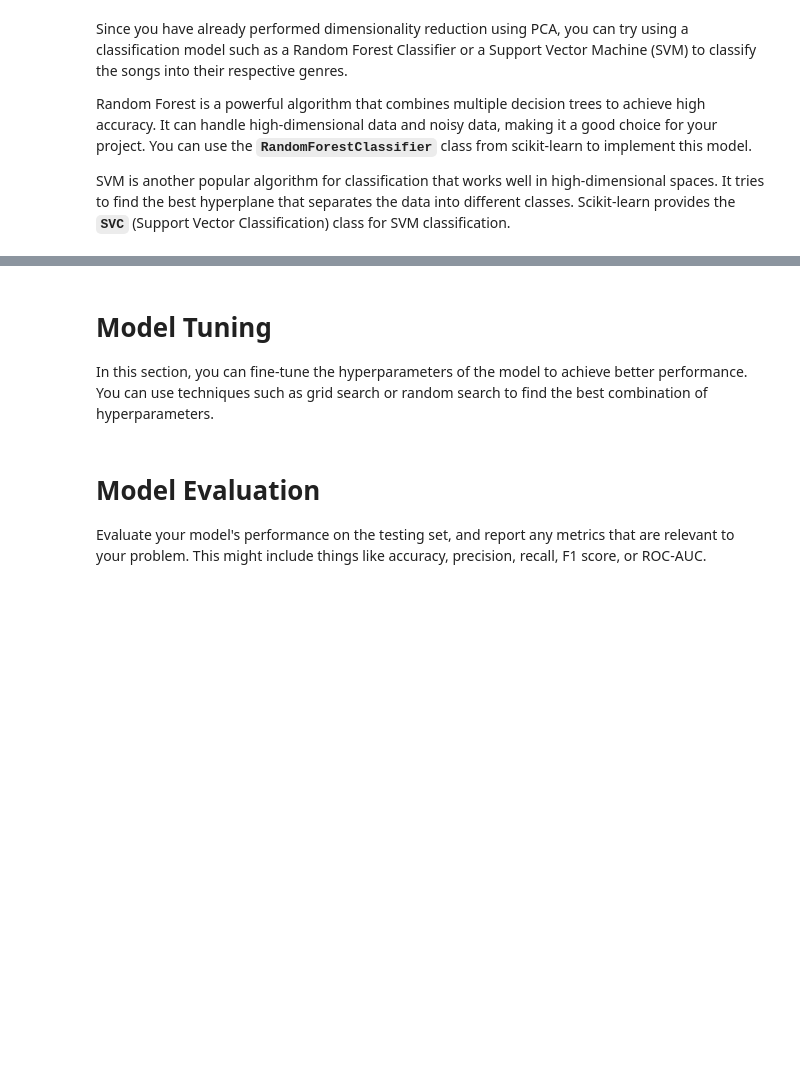
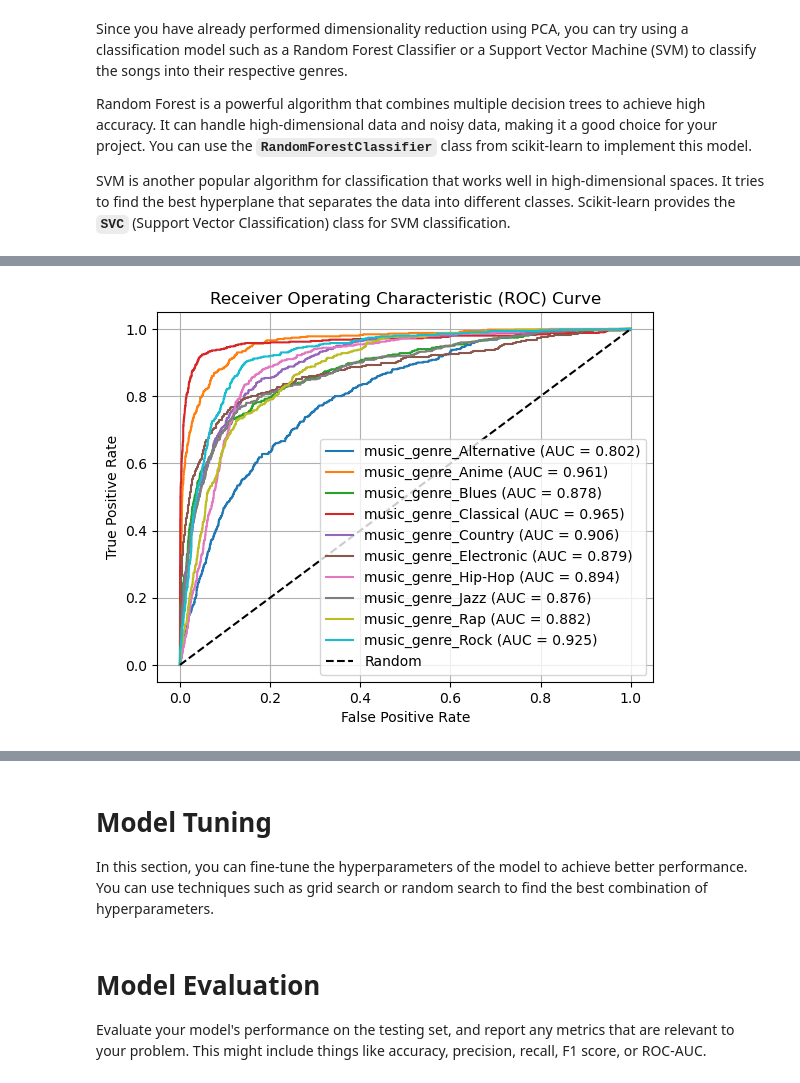
Before and after one commit to Aya0813/Jupyter, a Jupyter notebook: Capstone_Project_FML.ipynb, the cells around one changed output, grey strips where cells are left out. Cells and saved outputs as stored; diff of their text form; code cells hidden in the pictures; blank space fills up the shorter version.

```diff
--- a/Capstone_Project_FML.ipynb
+++ b/Capstone_Project_FML.ipynb
@@ -529,0 +950,69 @@ ValueError: Found input variables with inconsistent numbers of samples: [49995,
+# %%
+import matplotlib.pyplot as plt
+import numpy as np
+from sklearn.metrics import classification_report, roc_auc_score, roc_curve
+from sklearn.model_selection import train_test_split
+from sklearn.svm import SVC
+
+genres = ['music_genre_Alternative', 'music_genre_Anime', 'music_genre_Blues',
+          'music_genre_Classical', 'music_genre_Country',
+          'music_genre_Electronic', 'music_genre_Hip-Hop', 'music_genre_Jazz',
+          'music_genre_Rap', 'music_genre_Rock']
+
+# Initialize dictionaries to store classification metrics and AUC scores
+metrics = {genre: {} for genre in genres}
+auc_scores = {}
+
+# Train and test the SVM models for each genre
+for genre in genres:
+    # Get the training and testing data
+    X_train_genre = X_train
+    y_train_genre = y_train[genre]
+    X_test_genre = X_test
+    y_test_genre = y_test[genre]
+
+    # Train the SVM model
+    clf = SVC(probability=True)
+    clf.fit(X_train_genre, y_train_genre)
+
+    # Test the SVM model
+    y_pred = clf.predict(X_test_genre)
+    y_prob = clf.predict_proba(X_test_genre)[:, 1]
+
+    # Compute classification metrics
+    report = classification_report(y_test_genre, y_pred, output_dict=True, zero_division=1)
+    metrics[genre]['precision'] = report['weighted avg']['precision']
+    metrics[genre]['recall'] = report['weighted avg']['recall']
+    metrics[genre]['f1-score'] = report['weighted avg']['f1-score']
+
+    # Compute AUC score
+    auc_scores[genre] = roc_auc_score(y_test_genre, y_prob)
+
+    # Plot ROC curve
+    fpr, tpr, _ = roc_curve(y_test_genre, y_prob)
+    plt.plot(fpr, tpr, label=f'{genre} (AUC = {auc_scores[genre]:.3f})')
+
+# Plot settings
+plt.plot([0, 1], [0, 1], 'k--', label='Random')
+plt.xlabel('False Positive Rate')
+# Plot settings
+plt.ylabel('True Positive Rate')
+plt.title('Receiver Operating Characteristic (ROC) Curve')
+plt.legend(loc='lower right')
+plt.grid(True)
+plt.show()
+
+# Print classification metrics
+for genre in genres:
+    print(f"Genre: {genre}")
+    print(f"Precision: {metrics[genre]['precision']:.3f}")
+    print(f"Recall: {metrics[genre]['recall']:.3f}")
+    print(f"F1-Score: {metrics[genre]['f1-score']:.3f}")
+    print("")
+
+# Print AUC scores
+print("AUC Scores:")
+for genre in genres:
+    print(f"{genre}: {auc_scores[genre]:.3f}")
+# %% [output]
+[figure, added]
```
Also changed, not shown: parts of 78 cells of this notebook, 1 other file.
